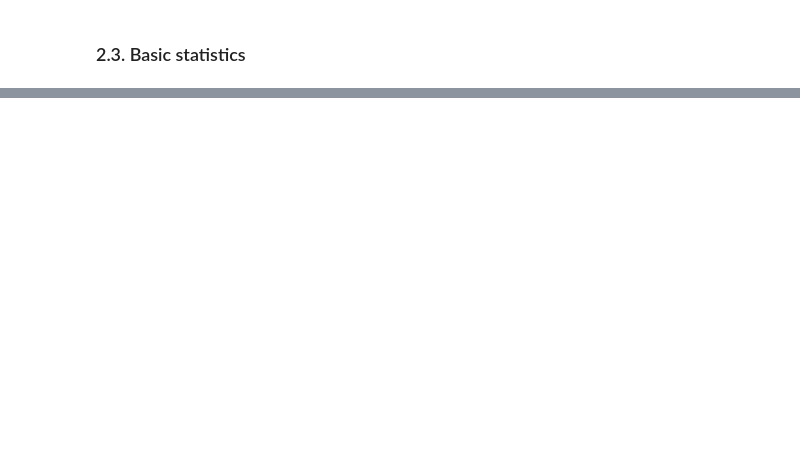
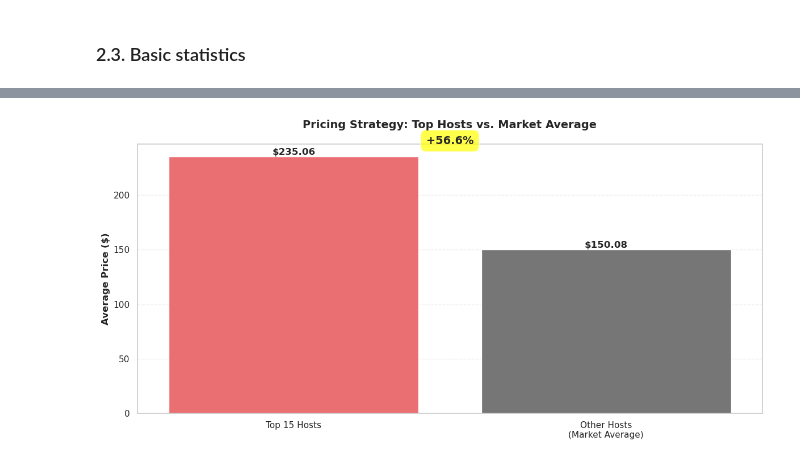
Before and after one commit to Shinoaki0145/New_York_City_Airbnb_Open_Data, a Jupyter notebook: notebooks/01_data_exploration.ipynb, the cells around one changed output, grey strips where cells are left out. Drawn from its saved outputs; the diff is of its cells as text; code cells hidden in the pictures; blank space fills up the shorter version.

```diff
--- a/notebooks/01_data_exploration.ipynb
+++ b/notebooks/01_data_exploration.ipynb
@@ -260,0 +678,63 @@ plot_top_hosts(host_ids, host_names, top_n=15)
+# %%
+# Calculate average price for Top 15 hosts
+top_15_prices = []
+for host_id in top_15_host_ids:
+    host_mask = host_ids == host_id
+    host_prices = prices[host_mask]
+
+    for price in host_prices:
+        if not np.isnan(price):
+            top_15_prices.append(price)
+
+top_15_avg_price = np.mean(top_15_prices) if len(top_15_prices) > 0 else 0
+
+# Calculate market average (all other hosts)
+other_hosts_mask = ~np.isin(host_ids, top_15_host_ids)
+other_prices = prices[other_hosts_mask]
+other_prices = other_prices[~np.isnan(other_prices)]
+market_avg_price = np.mean(other_prices) if len(other_prices) > 0 else 0
+
+print("Pricing Strategy Analysis:")
+print(f"\nTop 15 Hosts:")
+print(f"  - Average price: ${top_15_avg_price:.2f}")
+print(f"  - Median price: ${np.median(top_15_prices):.2f}")
+print(f"  - Price range: ${np.min(top_15_prices):.2f} - ${np.max(top_15_prices):.2f}")
+
+print(f"\nOther Hosts (Market Average):")
+print(f"  - Average price: ${market_avg_price:.2f}")
+print(f"  - Median price: ${np.median(other_prices):.2f}")
+print(f"  - Price range: ${np.min(other_prices):.2f} - ${np.max(other_prices):.2f}")
+
+price_diff_pct = ((top_15_avg_price - market_avg_price) / market_avg_price * 100)
+print(f"\nPrice Difference: {price_diff_pct:+.1f}% {'(Premium Positioning)' if price_diff_pct > 0 else '(Competitive Pricing)'}")
+
+# Analyze by room type for Top 15 hosts vs market
+print()
+print("Price Comparison by Room Type:")
+
+for room_type_name in np.unique(room_types):
+    if room_type_name == '':
+        continue
+
+    # Top 15 hosts prices for this room type
+    top_15_room_mask = np.isin(host_ids, top_15_host_ids) & (room_types == room_type_name)
+    top_15_room_prices = prices[top_15_room_mask]
+    top_15_room_prices = top_15_room_prices[~np.isnan(top_15_room_prices)]
+
+    # Market prices for this room type (excluding Top 15)
+    market_room_mask = ~np.isin(host_ids, top_15_host_ids) & (room_types == room_type_name)
+    market_room_prices = prices[market_room_mask]
+    market_room_prices = market_room_prices[~np.isnan(market_room_prices)]
+
+    if len(top_15_room_prices) > 0 and len(market_room_prices) > 0:
+        top_15_room_avg = np.mean(top_15_room_prices)
+        market_room_avg = np.mean(market_room_prices)
+        diff_pct = ((top_15_room_avg - market_room_avg) / market_room_avg * 100)
+
+        print(f"\n{room_type_name}:")
+        print(f"  Top 15 Hosts: ${top_15_room_avg:.2f}")
+        print(f"  Market Avg:   ${market_room_avg:.2f}")
+        print(f"  Difference:   {diff_pct:+.1f}%")
+
+plot_pricing_strategy_comparison(top_15_avg_price, market_avg_price)
+# %% [output]
@@ -260,0 +758 @@ plot_top_hosts(host_ids, host_names, top_n=15)
+[figure, added]
```
Also changed, not shown: parts of 79 cells of this notebook, 34 other files.
